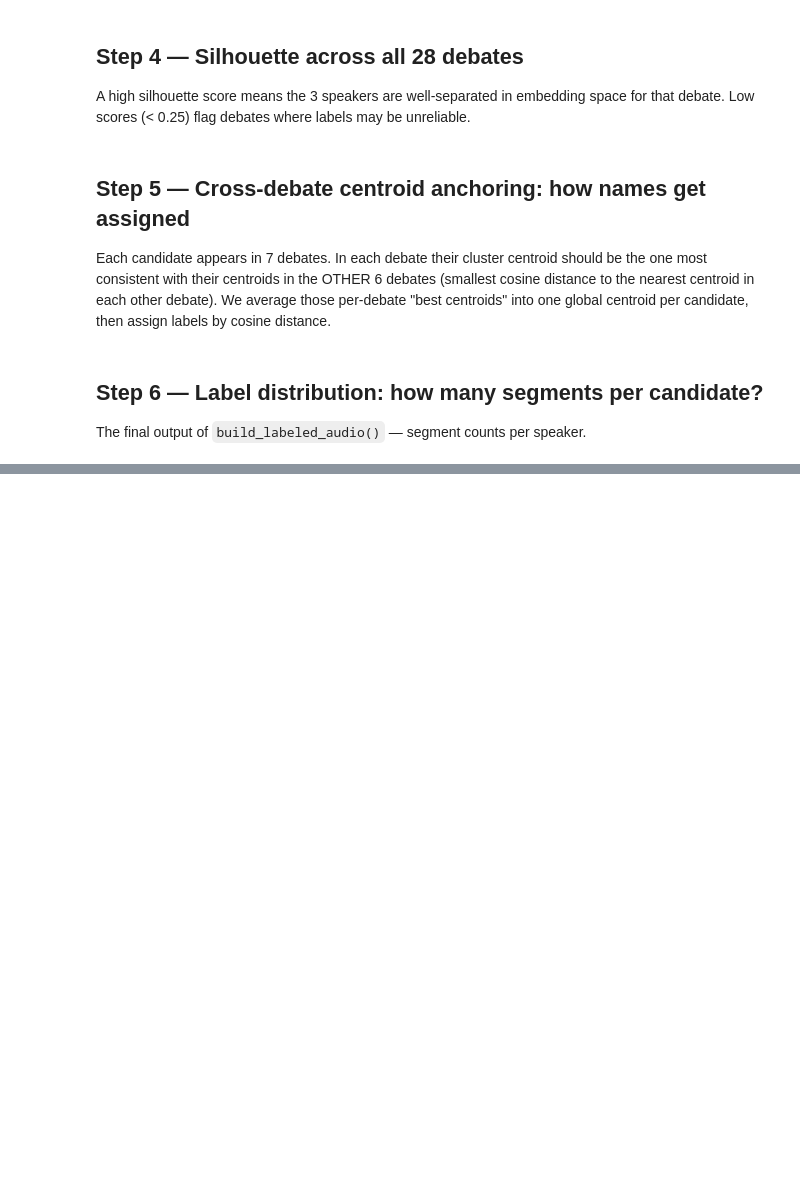
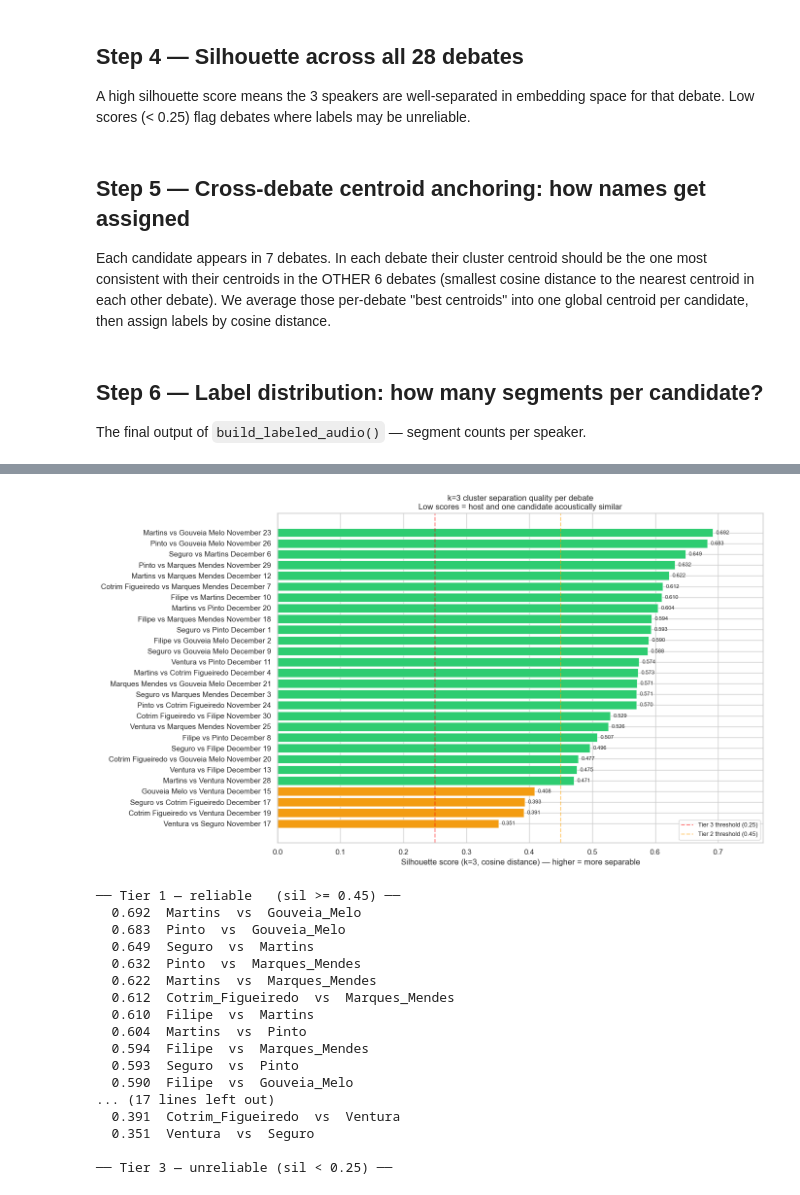
Before and after one commit to Dinisas/Big-Data, a Jupyter notebook: labeling_audio/audio_label.ipynb, the cells around one changed output, grey strips where cells are left out. Cells and saved outputs as stored; diff of their text form; code cells hidden in the pictures; blank space fills up the shorter version.

```diff
--- a/labeling_audio/audio_label.ipynb
+++ b/labeling_audio/audio_label.ipynb
@@ -207,0 +358,58 @@ print(counts.to_string(index=False))
+# %%
+def score_to_color(s):
+    if s < 0.25:   return '#e74c3c'
+    elif s < 0.45: return '#f39c12'
+    else:          return '#2ecc71'
+
+sorted_debates = sorted(quality_scores.items(), key=lambda x: x[1])
+names  = [v.replace('_', ' ') for v, _ in sorted_debates]
+scores = [s for _, s in sorted_debates]
+
+fig, ax = plt.subplots(figsize=(14, 8))
+bars = ax.barh(names, scores,
+               color=[score_to_color(s) for s in scores],
+               edgecolor='white', linewidth=0.5)
+
+for bar, s in zip(bars, scores):
+    ax.text(s + 0.005, bar.get_y() + bar.get_height() / 2,
+            f'{s:.3f}', va='center', fontsize=8)
+
+ax.axvline(x=0.25, color='red',    linestyle='--', alpha=0.5, label='Tier 3 threshold (0.25)')
+ax.axvline(x=0.45, color='orange', linestyle='--', alpha=0.5, label='Tier 2 threshold (0.45)')
+ax.set_xlabel('Silhouette score (k=3, cosine distance) — higher = more separable')
+ax.set_title('k=3 cluster separation quality per debate\nLow scores = host and one candidate acoustically similar', fontsize=12)
+ax.legend(fontsize=9)
+ax.set_xlim(0, max(scores) + 0.08)
+plt.tight_layout()
+plt.show()
+
+for tier, label, lo, hi in [
+    (1, 'Tier 1 — reliable   (sil >= 0.45)', 0.45, 1.0),
+    (2, 'Tier 2 — moderate   (0.25 <= sil < 0.45)', 0.25, 0.45),
+    (3, 'Tier 3 — unreliable (sil < 0.25)', 0.0, 0.25),
+]:
+    print(f'── {label} ──')
+    for v, s in sorted(quality_scores.items(), key=lambda x: -x[1]):
+        if lo <= s < hi:
+            cA, cB = extract_candidates(v)
+            print(f'  {s:.3f}  {cA}  vs  {cB}')
+    print()
+# %% [output]
+[figure, added]
+── Tier 1 — reliable   (sil >= 0.45) ──
+  0.692  Martins  vs  Gouveia_Melo
+  0.683  Pinto  vs  Gouveia_Melo
+  0.649  Seguro  vs  Martins
+  0.632  Pinto  vs  Marques_Mendes
+  0.622  Martins  vs  Marques_Mendes
+  0.612  Cotrim_Figueiredo  vs  Marques_Mendes
+  0.610  Filipe  vs  Martins
+  0.604  Martins  vs  Pinto
+  0.594  Filipe  vs  Marques_Mendes
+  0.593  Seguro  vs  Pinto
+  0.590  Filipe  vs  Gouveia_Melo
+... (17 lines left out)
+  0.391  Cotrim_Figueiredo  vs  Ventura
+  0.351  Ventura  vs  Seguro
+
+── Tier 3 — unreliable (sil < 0.25) ──
```
Also changed, not shown: parts of 5 cells of this notebook, 2 other files.
